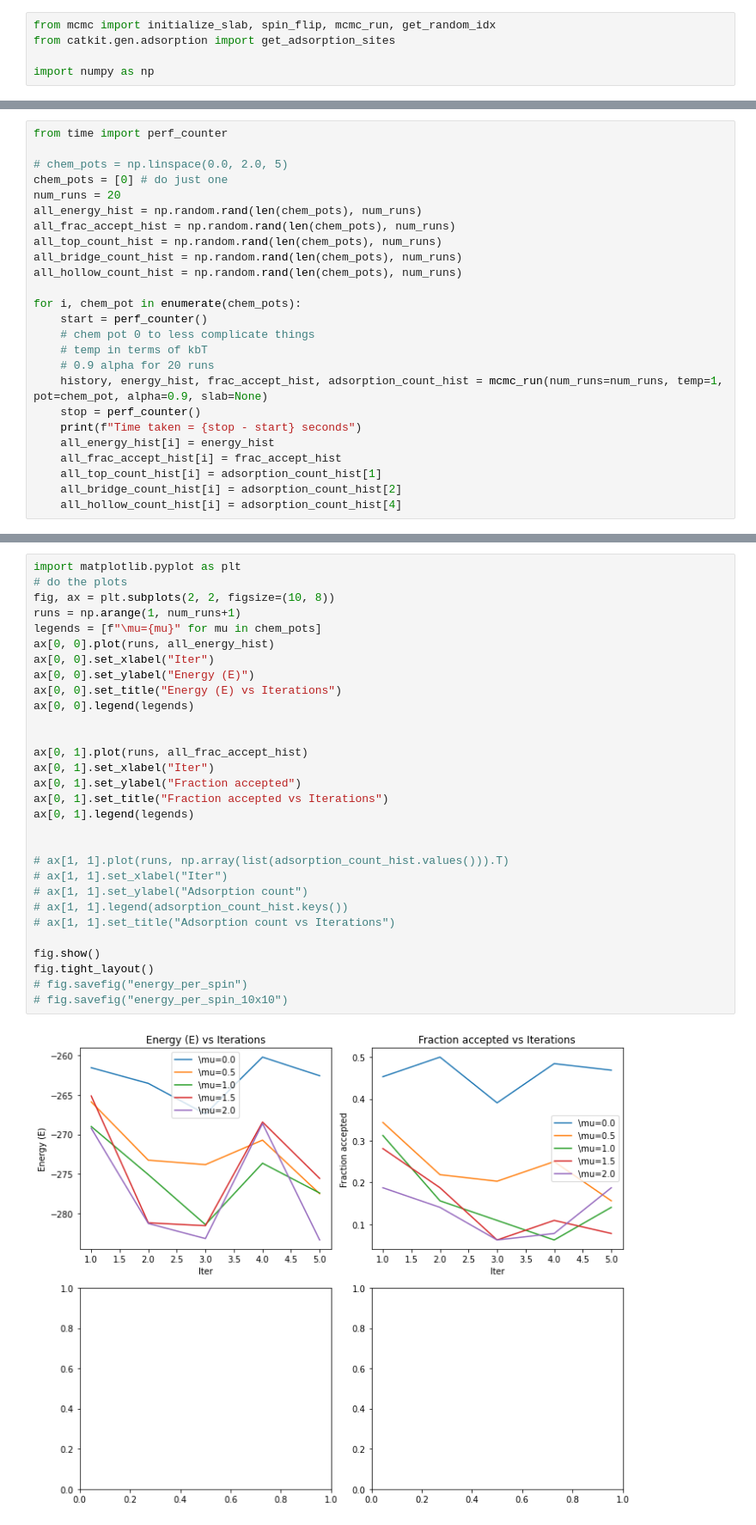
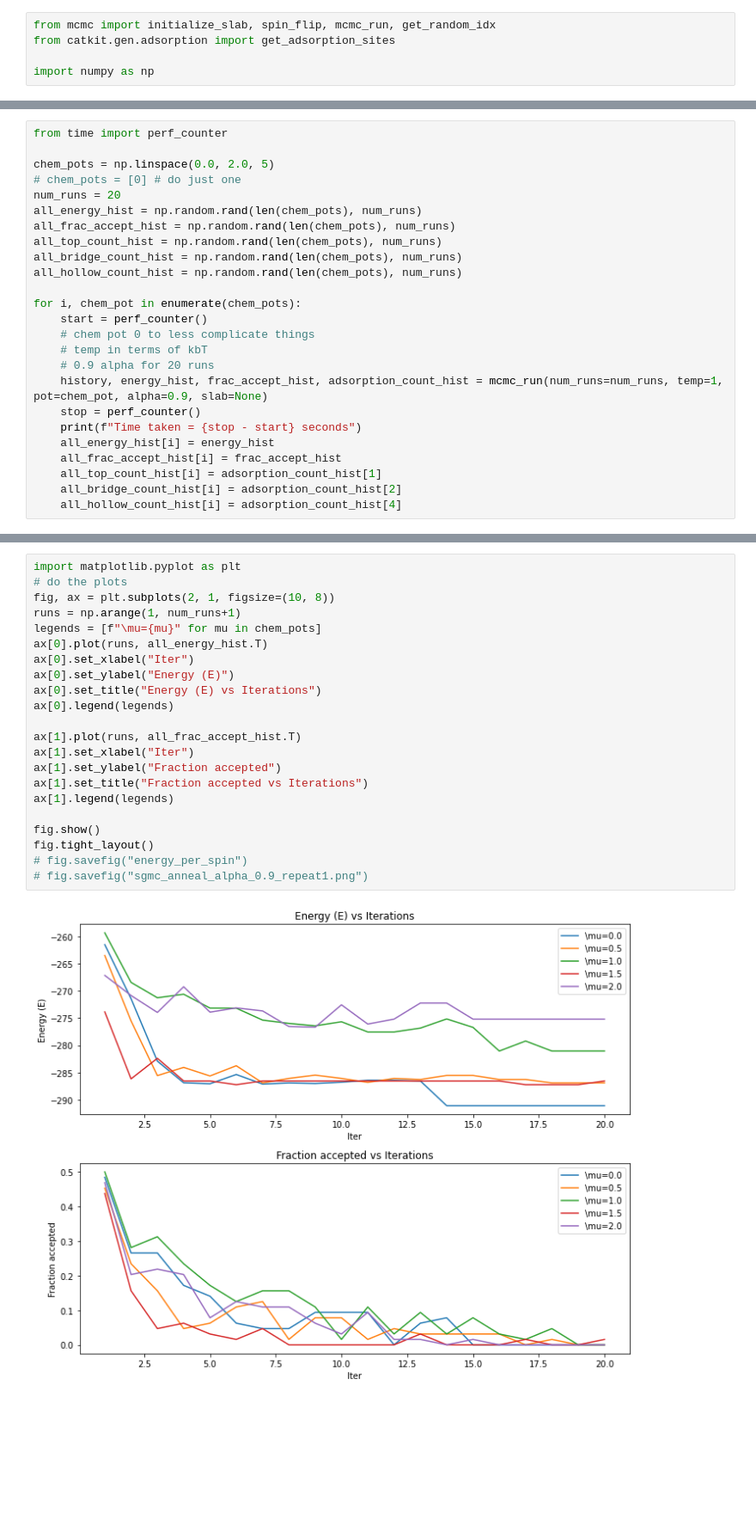
Before and after one commit to learningmatter-mit/surface-sampling, a Jupyter notebook: sgmc_Cu_surf/imcmc.ipynb, the cells around one changed output, grey strips where cells are left out. Shown at 86% size. Saved outputs shown, nothing was run; the diff lists cells and outputs as text; blank space fills up the shorter version.

```diff
--- a/sgmc_Cu_surf/imcmc.ipynb
+++ b/sgmc_Cu_surf/imcmc.ipynb
@@ -123,8 +87,8 @@ Time taken = 11.773745276 seconds
 # %%
 from time import perf_counter
 
-# chem_pots = np.linspace(0.0, 2.0, 5)
-chem_pots = [0] # do just one
+chem_pots = np.linspace(0.0, 2.0, 5)
+# chem_pots = [0] # do just one
 num_runs = 20
 all_energy_hist = np.random.rand(len(chem_pots), num_runs)
 all_frac_accept_hist = np.random.rand(len(chem_pots), num_runs)
@@ -150,32 +203,24 @@ NameError: name 'np' is not defined
 # %%
 import matplotlib.pyplot as plt
 # do the plots
-fig, ax = plt.subplots(2, 2, figsize=(10, 8))
+fig, ax = plt.subplots(2, 1, figsize=(10, 8))
 runs = np.arange(1, num_runs+1)
 legends = [f"\mu={mu}" for mu in chem_pots]
-ax[0, 0].plot(runs, all_energy_hist)
-ax[0, 0].set_xlabel("Iter")
-ax[0, 0].set_ylabel("Energy (E)")
-ax[0, 0].set_title("Energy (E) vs Iterations")
-ax[0, 0].legend(legends)
+ax[0].plot(runs, all_energy_hist.T)
+ax[0].set_xlabel("Iter")
+ax[0].set_ylabel("Energy (E)")
+ax[0].set_title("Energy (E) vs Iterations")
+ax[0].legend(legends)
 
-
-ax[0, 1].plot(runs, all_frac_accept_hist)
-ax[0, 1].set_xlabel("Iter")
-ax[0, 1].set_ylabel("Fraction accepted")
-ax[0, 1].set_title("Fraction accepted vs Iterations")
-ax[0, 1].legend(legends)
-
-
-# ax[1, 1].plot(runs, np.array(list(adsorption_count_hist.values())).T)
-# ax[1, 1].set_xlabel("Iter")
-# ax[1, 1].set_ylabel("Adsorption count")
-# ax[1, 1].legend(adsorption_count_hist.keys())
-# ax[1, 1].set_title("Adsorption count vs Iterations")
+ax[1].plot(runs, all_frac_accept_hist.T)
+ax[1].set_xlabel("Iter")
+ax[1].set_ylabel("Fraction accepted")
+ax[1].set_title("Fraction accepted vs Iterations")
+ax[1].legend(legends)
 
 fig.show()
 fig.tight_layout()
 # fig.savefig("energy_per_spin")
-# fig.savefig("energy_per_spin_10x10")
+# fig.savefig("sgmc_anneal_alpha_0.9_repeat1.png")
 # %% [output]
-[figure, old version]
+[figure, new version]
```
Also changed, not shown: parts of 7 cells of this notebook, 3 other files.
